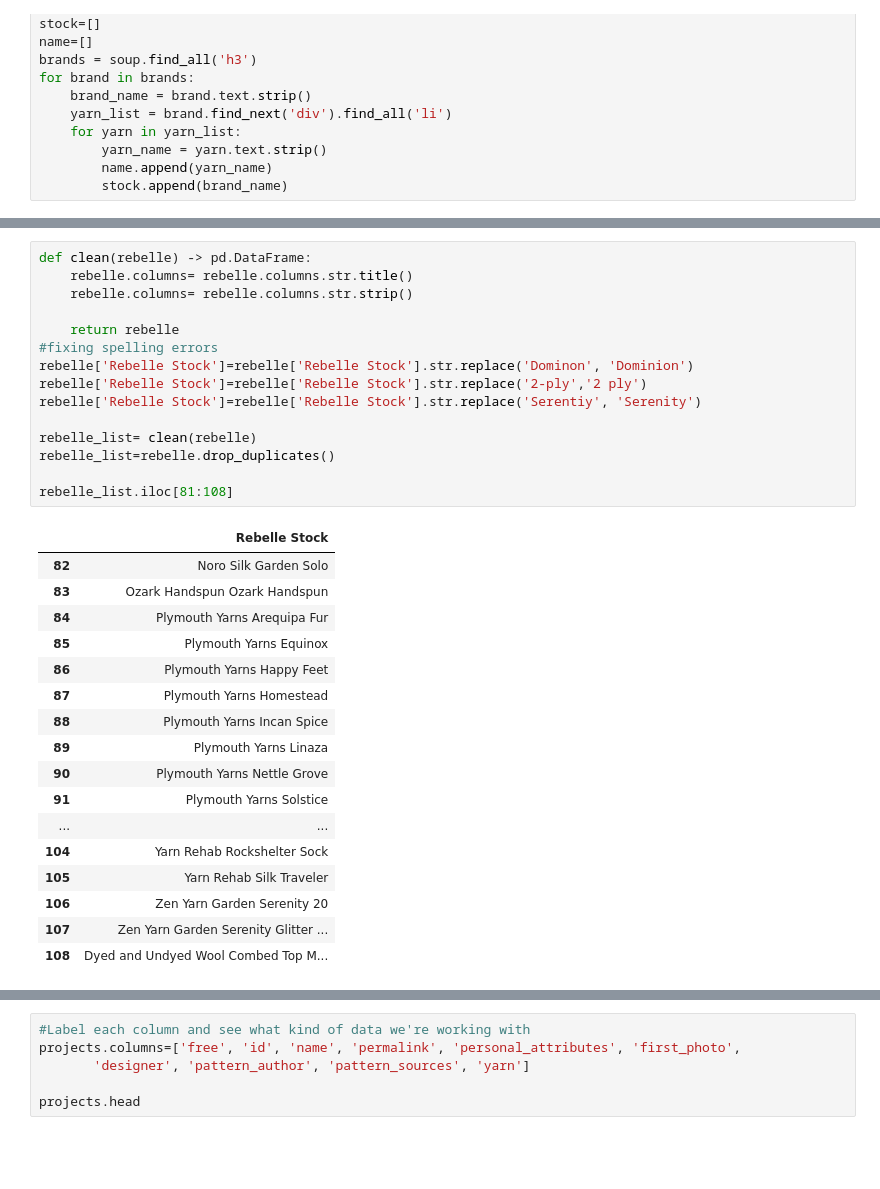
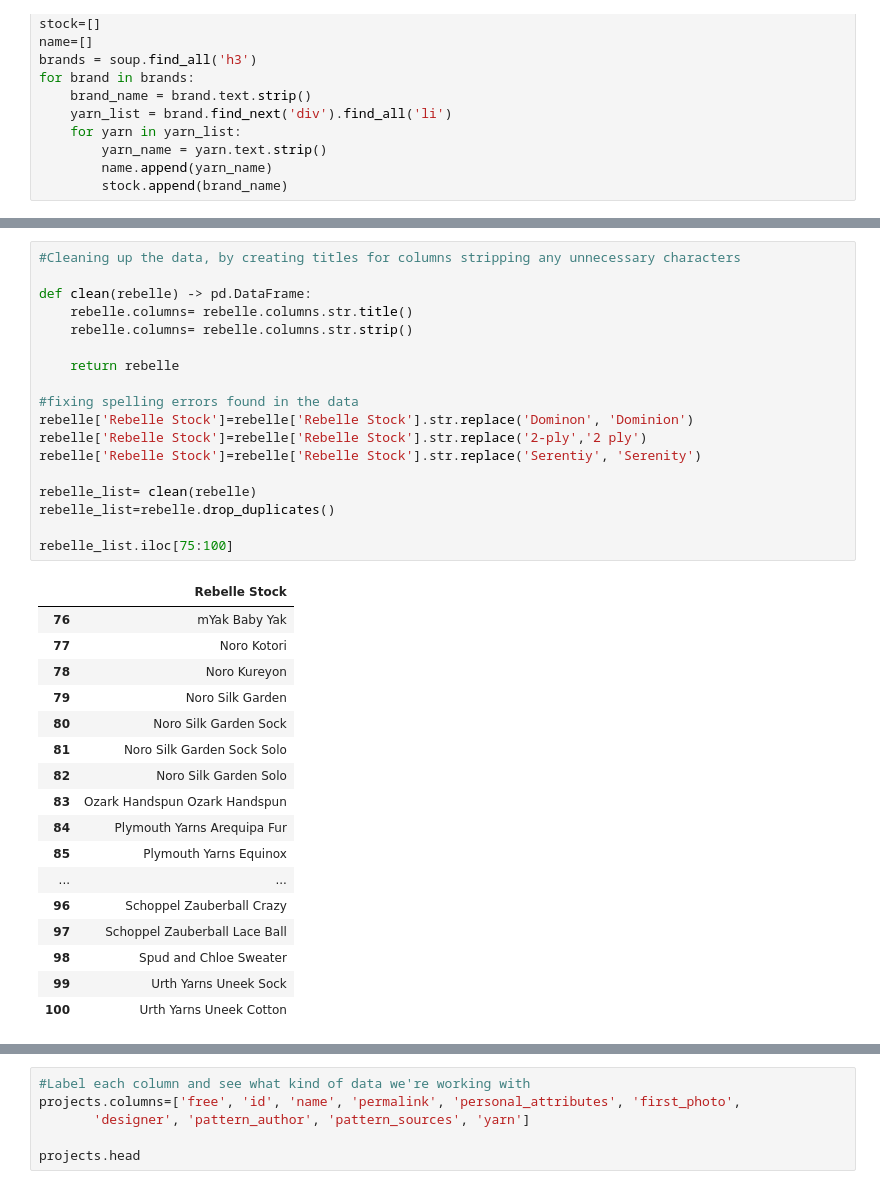
Before and after one commit to amoeba731/Yarnshop, a Jupyter notebook: yarnshop.ipynb, the cells around one changed output, grey strips where cells are left out. Saved outputs shown, nothing was run; the diff lists cells and outputs as text; blank space fills up the shorter version.

```diff
--- a/yarnshop.ipynb
+++ b/yarnshop.ipynb
@@ -76,33 +75,36 @@ rebelle
 # %%
+#Cleaning up the data, by creating titles for columns stripping any unnecessary characters
+
 def clean(rebelle) -> pd.DataFrame:
     rebelle.columns= rebelle.columns.str.title()
     rebelle.columns= rebelle.columns.str.strip()
 
     return rebelle
-#fixing spelling errors
+
+#fixing spelling errors found in the data
 rebelle['Rebelle Stock']=rebelle['Rebelle Stock'].str.replace('Dominon', 'Dominion')
 rebelle['Rebelle Stock']=rebelle['Rebelle Stock'].str.replace('2-ply','2 ply')
 rebelle['Rebelle Stock']=rebelle['Rebelle Stock'].str.replace('Serentiy', 'Serenity')
 
 rebelle_list= clean(rebelle)
 rebelle_list=rebelle.drop_duplicates()
 
-rebelle_list.iloc[81:108]
+rebelle_list.iloc[75:100]
 # %% [output]
 |  | Rebelle Stock |
+| 76 | mYak Baby Yak |
+| 77 | Noro Kotori |
+| 78 | Noro Kureyon |
+| 79 | Noro Silk Garden |
+| 80 | Noro Silk Garden Sock |
+| 81 | Noro Silk Garden Sock Solo |
 | 82 | Noro Silk Garden Solo |
 | 83 | Ozark Handspun Ozark Handspun |
 | 84 | Plymouth Yarns Arequipa Fur |
 | 85 | Plymouth Yarns Equinox |
-| 86 | Plymouth Yarns Happy Feet |
-| 87 | Plymouth Yarns Homestead |
-| 88 | Plymouth Yarns Incan Spice |
-| 89 | Plymouth Yarns Linaza |
-| 90 | Plymouth Yarns Nettle Grove |
-| 91 | Plymouth Yarns Solstice |
 | ... | ... |
-| 104 | Yarn Rehab Rockshelter Sock |
-| 105 | Yarn Rehab Silk Traveler |
-| 106 | Zen Yarn Garden Serenity 20 |
-| 107 | Zen Yarn Garden Serenity Glitter ... |
-| 108 | Dyed and Undyed Wool Combed Top M... |
+| 96 | Schoppel Zauberball Crazy |
+| 97 | Schoppel Zauberball Lace Ball |
+| 98 | Spud and Chloe Sweater |
+| 99 | Urth Yarns Uneek Sock |
+| 100 | Urth Yarns Uneek Cotton |
```
Also changed, not shown: parts of 31 cells of this notebook, 3 other files.
